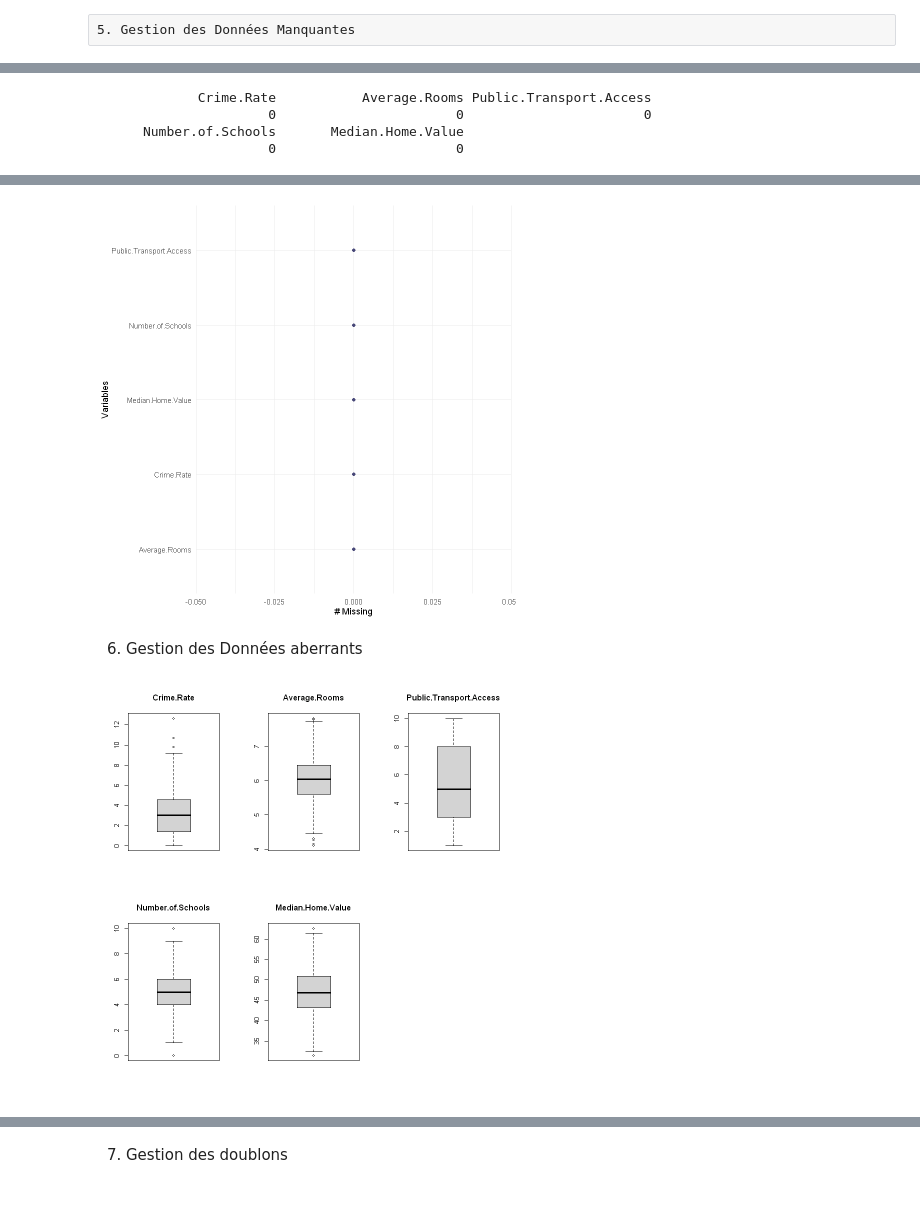
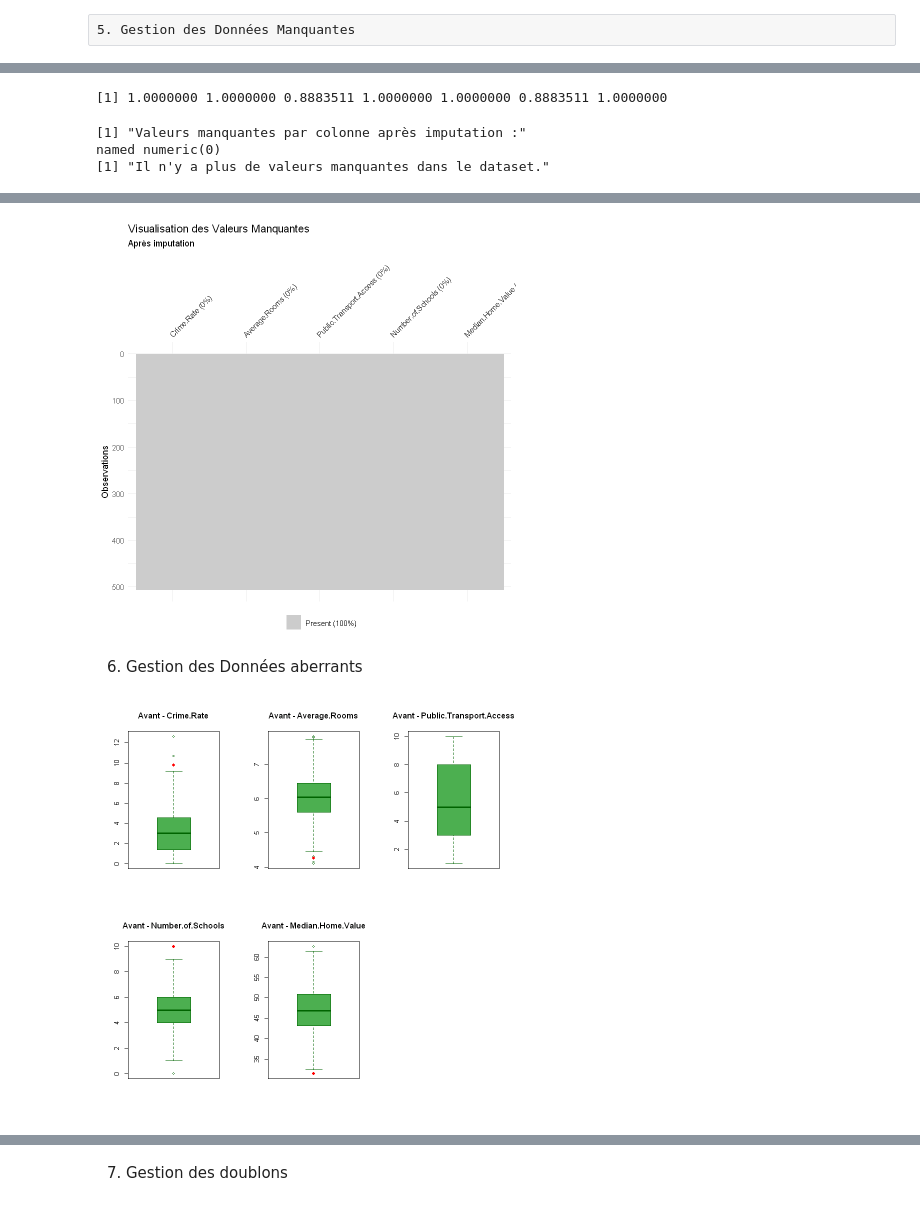
Before and after one commit to chartleyl/Project_housing_data, a Jupyter notebook: Project_housing.ipynb, the cells around one changed output, grey strips where cells are left out. Cells and saved outputs as stored; diff of their text form; code cells hidden in the pictures.

```diff
--- a/Project_housing.ipynb
+++ b/Project_housing.ipynb
@@ -146,21 +193,39 @@ print(missing_values)
+# %%
+significant_correlations <- cor_matrix[abs(cor_matrix) > 0.5]
+print(significant_correlations)
+# %% [output]
+[1] 1.0000000 1.0000000 0.8883511 1.0000000 1.0000000 0.8883511 1.0000000
 # %%
 #Imputation des valeurs manquantes avec la médiane
 
 data <- data %>%
   mutate(across(everything(), ~ifelse(is.na(.), median(., na.rm = TRUE), .)))
 # %%
-# Vérifions à nouveau les valeurs manquantes
+# Vérifions à nouveau les valeurs manquantes après imputation
 missing_values_after <- colSums(is.na(data))
-print(missing_values_after)
+
+# Affichons les valeurs manquantes après imputation
+print("Valeurs manquantes par colonne après imputation :")
+print(missing_values_after[missing_values_after > 0])
+
+# Optionnel : Vérification rapide
+if (all(missing_values_after == 0)) {
+  print("Il n'y a plus de valeurs manquantes dans le dataset.")
+} else {
+  print("Il y a encore des valeurs manquantes.")
+}
 # %% [output]
-             Crime.Rate           Average.Rooms Public.Transport.Access
-                      0                       0                       0
-      Number.of.Schools       Median.Home.Value
-                      0                       0
+[1] "Valeurs manquantes par colonne après imputation :"
+named numeric(0)
+[1] "Il n'y a plus de valeurs manquantes dans le dataset."
 # %%
 #Visualisons les valeurs manquantes
-#install.packages("naniar")
 library(naniar)
 
-gg_miss_var(data)
+
+#Visualisation avec vis_miss sans scale_fill_manual
+vis_miss(data) +
+  labs(title = "Visualisation des Valeurs Manquantes",
+       subtitle = "Après imputation") +
+  theme(legend.position = "bottom")  #position legende
 # %% [output]
@@ -169,14 +232,35 @@ Warning message:
-[figure, old version]
+[figure, new version]
 # %% [markdown]
 6. Gestion des Données aberrants
 # %%
-#Données aberrantes
+# Données aberrantes
 
-# Visualisons la distribution de chaque variable avec des boîtes à moustaches
-par(mfrow = c(2, 3)) # Divisons la fenêtre en 2 lignes et 3 colonnes
+# Visualisation avant remplacement des valeurs aberrantes avec couleurs personnalisées
+par(mfrow = c(2, 3))  # Diviser la fenêtre en 2 lignes et 3 colonnes
+
+# Boucle à travers les colonnes de données
 for (col in names(data)) {
-  boxplot(data[[col]], main = col)
+  # Vérifier si la colonne est numérique
+  if (is.numeric(data[[col]])) {
+    boxplot(data[[col]],
+            main = paste("Avant -", col),
+            ylim = range(data[[col]], na.rm = TRUE),
+            col = "#4CAF50",  # Couleur de la boîte
+            border = "darkgreen",  # Couleur des bordures
+            outline = TRUE)  # Afficher les valeurs aberrantes
+
+    # Calculer les valeurs aberrantes
+    outliers <- data[[col]][data[[col]] < (quantile(data[[col]], 0.25, na.rm = TRUE) - 1.5 * IQR(data[[col]], na.rm = TRUE)) |
+                                    data[[col]] > (quantile(data[[col]], 0.75, na.rm = TRUE) + 1.5 * IQR(data[[col]], na.rm = TRUE))]
+
+    # Ajouter les points rouges pour les valeurs aberrantes
+    points(outliers, pch = 16, col = "red")  # Points rouges pour les valeurs aberrantes
+  } else {
+    # Optionnel : afficher un message pour les colonnes non numériques
+    cat(paste("La colonne", col, "n'est pas numérique et a été ignorée.\n"))
+  }
 }
-par(mfrow = c(1, 1)) # Revenons à un seul graphique par fenêtre
+
+par(mfrow = c(1, 1))  # Revenir à un seul graphique par fenêtre
 # %% [output]
-[figure, old version]
+[figure, new version]
```
Also changed, not shown: parts of 32 cells of this notebook.
